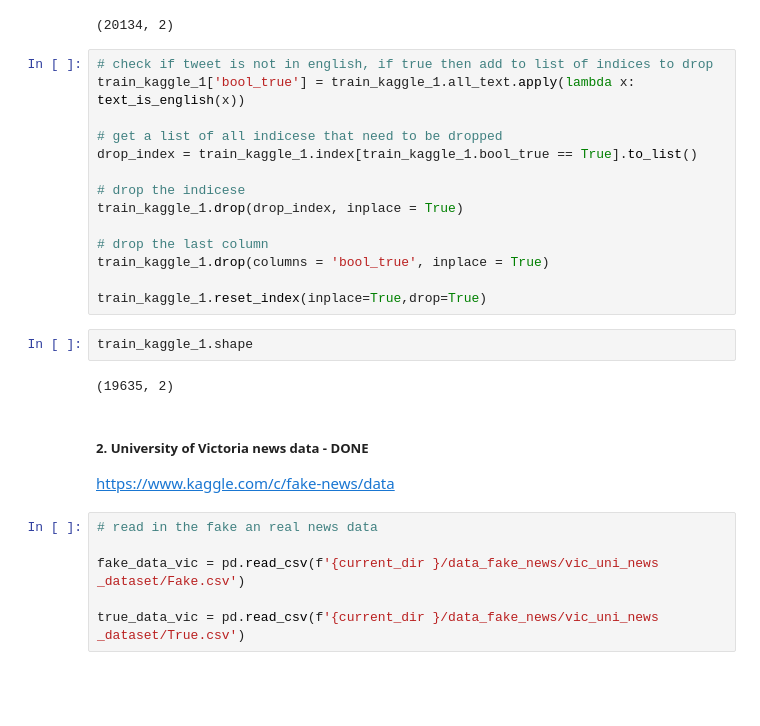
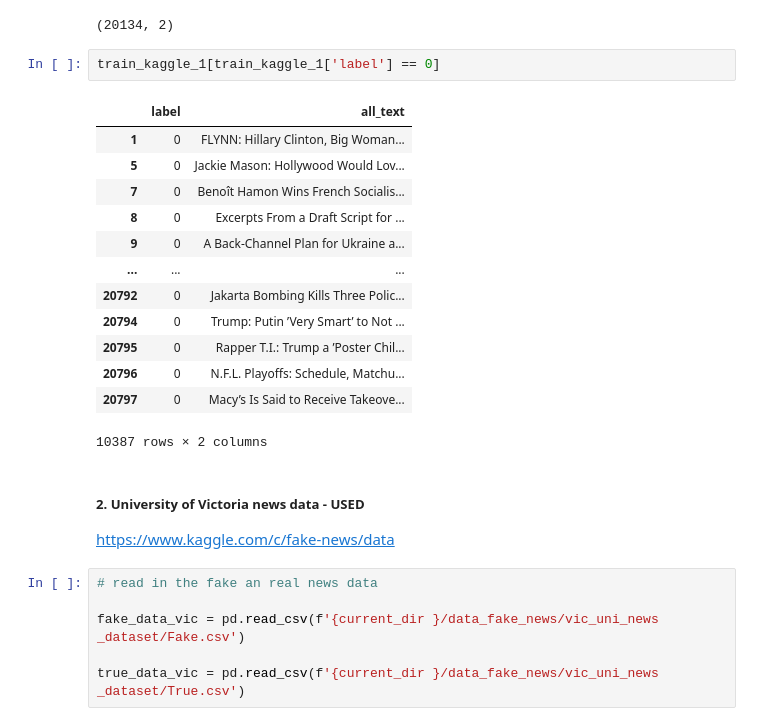
Before and after one commit to monash-tp37-project/iteration_1_model, a Jupyter notebook: wrangling_news_data.ipynb, the cells around one changed output. Cells and saved outputs as stored; diff of their text form; blank space fills up the shorter version.

```diff
--- a/wrangling_news_data.ipynb
+++ b/wrangling_news_data.ipynb
@@ -139,26 +136,24 @@ train_kaggle_1.drop_duplicates(inplace = True)
 train_kaggle_1.shape
 # %% [output]
 (20134, 2)
-# %%
-# check if tweet is not in english, if true then add to list of indices to drop
-train_kaggle_1['bool_true'] = train_kaggle_1.all_text.apply(lambda x: text_is_english(x))
-
-# get a list of all indicese that need to be dropped
-drop_index = train_kaggle_1.index[train_kaggle_1.bool_true == True].to_list()
-
-# drop the indicese
-train_kaggle_1.drop(drop_index, inplace = True)
-
-# drop the last column
-train_kaggle_1.drop(columns = 'bool_true', inplace = True)
-
-train_kaggle_1.reset_index(inplace=True,drop=True)
-# %%
-train_kaggle_1.shape
-# %% [output]
-(19635, 2)
+# %%
+train_kaggle_1[train_kaggle_1['label'] == 0]
+# %% [output]
+|  | label | all_text |
+| 1 | 0 | FLYNN: Hillary Clinton, Big Woman... |
+| 5 | 0 | Jackie Mason: Hollywood Would Lov... |
+| 7 | 0 | Benoît Hamon Wins French Socialis... |
+| 8 | 0 | Excerpts From a Draft Script for ... |
+| 9 | 0 | A Back-Channel Plan for Ukraine a... |
+| ... | ... | ... |
+| 20792 | 0 | Jakarta Bombing Kills Three Polic... |
+| 20794 | 0 | Trump: Putin ’Very Smart’ to Not ... |
+| 20795 | 0 | Rapper T.I.: Trump a ’Poster Chil... |
+| 20796 | 0 | N.F.L. Playoffs: Schedule, Matchu... |
+| 20797 | 0 | Macy’s Is Said to Receive Takeove... |
+10387 rows × 2 columns
 # %% [markdown]
-##### 2. University of Victoria news data - DONE
+##### 2. University of Victoria news data - USED
 https://www.kaggle.com/c/fake-news/data
 # %%
 # read in the fake an real news data
```
Also changed, not shown: parts of 38 cells of this notebook, 1 other file.
